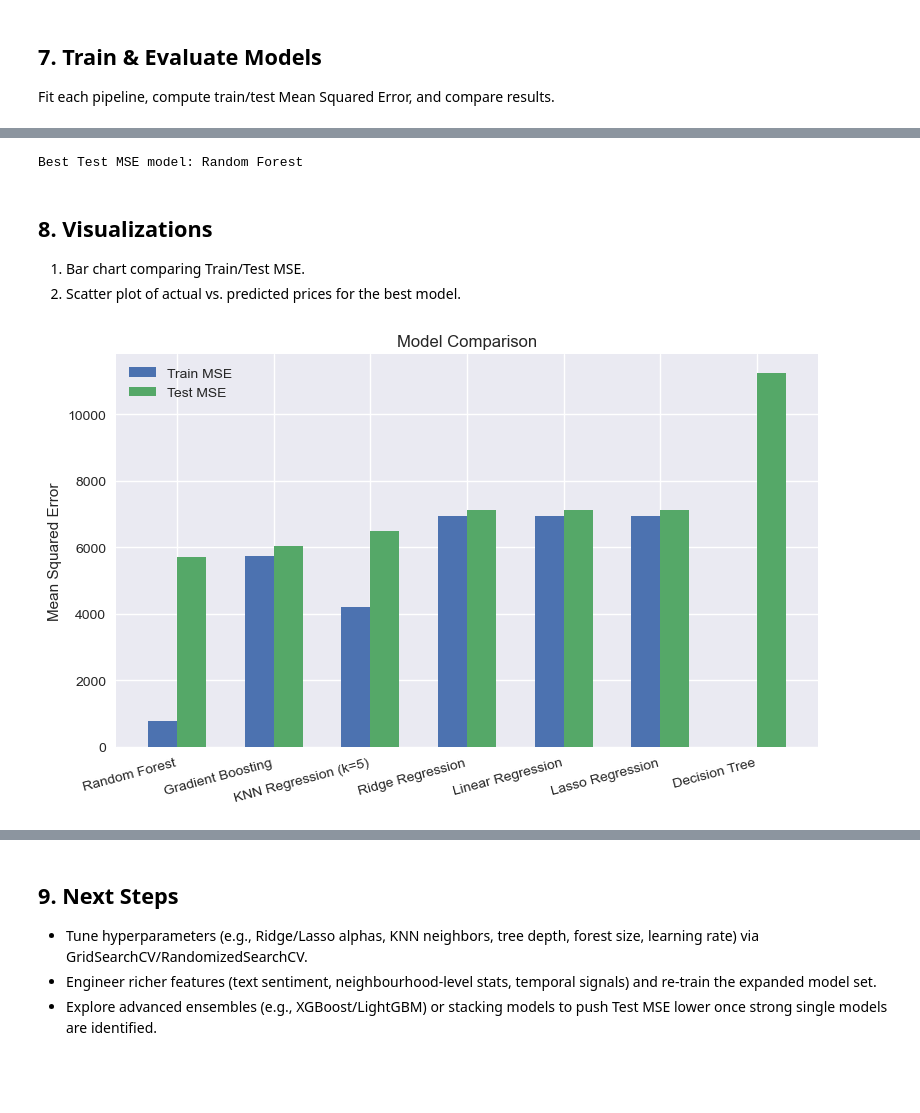
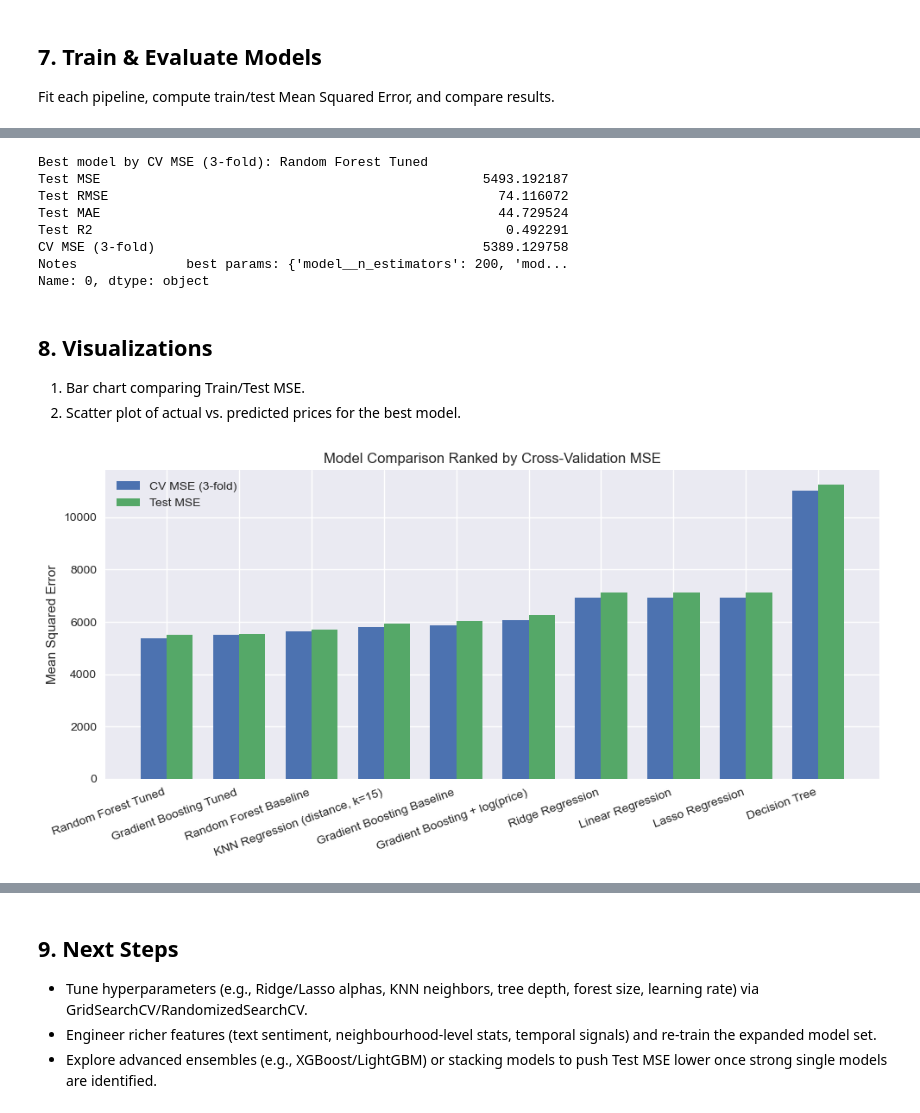
Before and after one commit to bowen2002/644-project, a Jupyter notebook: Airbnb_price_prediction_workflow.ipynb, the cells around one changed output, grey strips where cells are left out. Drawn from its saved outputs; the diff is of its cells as text; code cells hidden in the pictures; blank space fills up the shorter version.

Commit message:
Add final Airbnb modeling workflow and PPT assets

```diff
--- a/Airbnb_price_prediction_workflow.ipynb
+++ b/Airbnb_price_prediction_workflow.ipynb
@@ -11,13 +11,13 @@ from pathlib import Path
 import numpy as np
 import pandas as pd
 from matplotlib import pyplot as plt
-from sklearn.compose import ColumnTransformer
+from sklearn.compose import ColumnTransformer, TransformedTargetRegressor
 from sklearn.tree import DecisionTreeRegressor
 from sklearn.ensemble import GradientBoostingRegressor, RandomForestRegressor
 from sklearn.impute import SimpleImputer
 from sklearn.linear_model import LinearRegression, Ridge, Lasso
-from sklearn.metrics import mean_squared_error
-from sklearn.model_selection import cross_val_score, train_test_split
+from sklearn.metrics import mean_absolute_error, mean_squared_error, r2_score
+from sklearn.model_selection import RandomizedSearchCV, cross_val_score, train_test_split
 from sklearn.neighbors import KNeighborsRegressor
 from sklearn.pipeline import Pipeline
 from sklearn.preprocessing import OneHotEncoder, StandardScaler
@@ -25,8 +25,9 @@ from sklearn.preprocessing import OneHotEncoder, StandardScaler
 plt.style.use('seaborn-v0_8')
 pd.set_option('display.max_columns', None)
 DATA_PATH = Path('AB_NYC_2019.csv')
+CV_FOLDS = 3
+TUNING_ITERATIONS = 4
 print(f"Using dataset at: {DATA_PATH.resolve()}")
-CV_FOLDS = 3
 # %% [output]
 Using dataset at: /Users/bowen/Desktop/644-project/AB_NYC_2019.csv
 # %% [markdown]
@@ -232,26 +330,34 @@ results_df
 # %%
 best_model_name = results_df.loc[0, 'Model']
-print(f"Best Test MSE model: {best_model_name}")
+print(f"Best model by {cv_col}: {best_model_name}")
+print(results_df.loc[0, ['Test MSE', 'Test RMSE', 'Test MAE', 'Test R2', cv_col, 'Notes']])
 # %% [output]
-Best Test MSE model: Random Forest
+Best model by CV MSE (3-fold): Random Forest Tuned
+Test MSE                                                 5493.192187
+Test RMSE                                                  74.116072
+Test MAE                                                   44.729524
+Test R2                                                     0.492291
+CV MSE (3-fold)                                          5389.129758
+Notes              best params: {'model__n_estimators': 200, 'mod...
+Name: 0, dtype: object
 # %% [markdown]
 ## 8. Visualizations
 1. Bar chart comparing Train/Test MSE.
 2. Scatter plot of actual vs. predicted prices for the best model.
 # %%
-fig, ax = plt.subplots(figsize=(8, 5))
+fig, ax = plt.subplots(figsize=(10, 5))
 x_pos = np.arange(len(results_df))
-ax.bar(x_pos - 0.15, results_df['Train MSE'], width=0.3, label='Train MSE')
-ax.bar(x_pos + 0.15, results_df['Test MSE'], width=0.3, label='Test MSE')
+ax.bar(x_pos - 0.18, results_df[cv_col], width=0.36, label=cv_col)
+ax.bar(x_pos + 0.18, results_df['Test MSE'], width=0.36, label='Test MSE')
 ax.set_xticks(x_pos)
-ax.set_xticklabels(results_df['Model'], rotation=15, ha='right')
+ax.set_xticklabels(results_df['Model'], rotation=20, ha='right')
 ax.set_ylabel('Mean Squared Error')
-ax.set_title('Model Comparison')
+ax.set_title('Model Comparison Ranked by Cross-Validation MSE')
 ax.legend()
 plt.tight_layout()
 plt.show()
 # %% [output]
-[figure, old version]
+[figure, new version]
 # %%
 best_model = trained_models[best_model_name]
 best_pred = best_model.predict(X_test)
```
Also changed, not shown: parts of 3 cells of this notebook, 18 other files.
